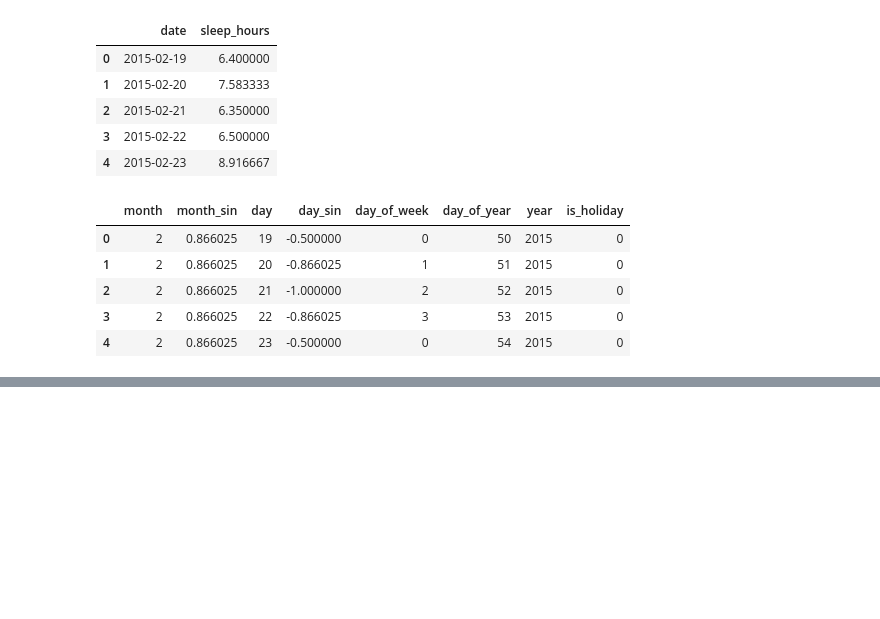
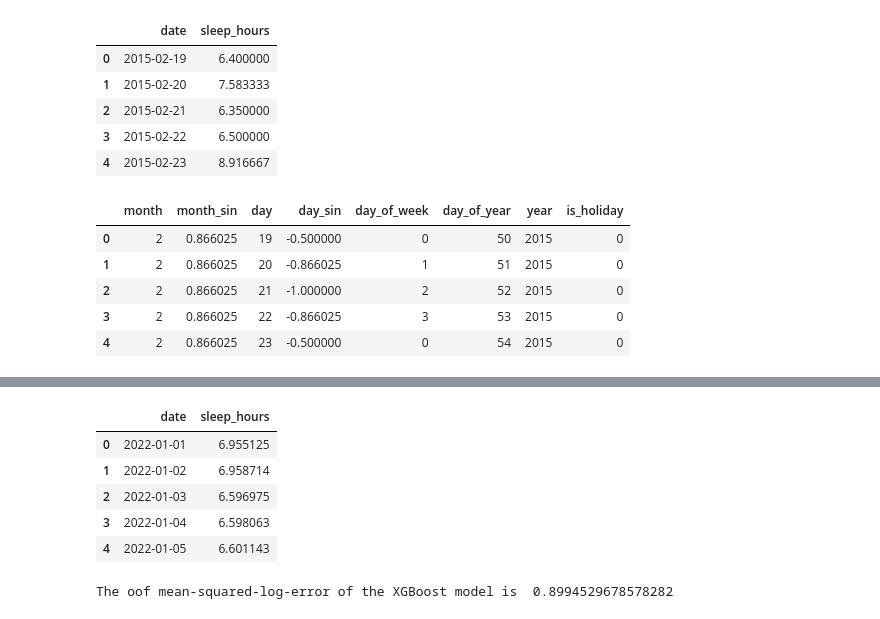
Before and after one commit to Analytics-Data-Science-and-Tech/Analytics_Data_Science, a Jupyter notebook: Pog-Series/Rob-Sleep-Prediction/Data_Exploration.ipynb, the cells around one changed output, grey strips where cells are left out. Saved outputs shown, nothing was run; the diff lists cells and outputs as text; code cells hidden in the pictures; blank space fills up the shorter version.

```diff
--- a/Pog-Series/Rob-Sleep-Prediction/Data_Exploration.ipynb
+++ b/Pog-Series/Rob-Sleep-Prediction/Data_Exploration.ipynb
@@ -237,0 +284,10 @@ md_perf
+# %%
+submission['sleep_hours'] =  elastic_preds
+submission.head()
+# %% [output]
+|  | date | sleep_hours |
+| 0 | 2022-01-01 | 6.955125 |
+| 1 | 2022-01-02 | 6.958714 |
+| 2 | 2022-01-03 | 6.596975 |
+| 3 | 2022-01-04 | 6.598063 |
+| 4 | 2022-01-05 | 6.601143 |
@@ -237,0 +296,38 @@ md_perf
+# %%
+xgb_cv_scores, xgb_preds = list(), list()
+
+for i in tqdm(range(1)):
+
+    skf = KFold(n_splits = 30, random_state = 42, shuffle = True)
+
+    for train_ix, test_ix in skf.split(X, Y):
+
+        ## Splitting the data
+        X_train, X_test = X.iloc[train_ix], X.iloc[test_ix]
+        Y_train, Y_test = Y.iloc[train_ix], Y.iloc[test_ix]
+
+        #############
+        ## XGBoost ##
+        #############
+
+        xgb_md = XGBRegressor(tree_method = 'hist',
+                              colsample_bytree = 0.4,
+                              gamma = 1.25,
+                              learning_rate = 0.01,
+                              max_depth = 2,
+                              min_child_weight = 80,
+                              n_estimators = 2000,
+                              subsample = 1).fit(X_train, Y_train)
+
+        ## Predicting on X_test and test
+        xgb_pred_1 = xgb_md.predict(X_test)
+        xgb_pred_2 = xgb_md.predict(test)
+
+        ## Computing rmse and storing test predictions
+        xgb_cv_scores.append(mean_squared_error(Y_test, xgb_pred_1, squared = False))
+        xgb_preds.append(xgb_pred_2)
+
+xgb_cv_score = np.mean(xgb_cv_scores)
+print('The oof mean-squared-log-error of the XGBoost model is ', xgb_cv_score)
+# %% [output]
+The oof mean-squared-log-error of the XGBoost model is  0.8994529678578282
```
Also changed, not shown: parts of 11 cells of this notebook.
